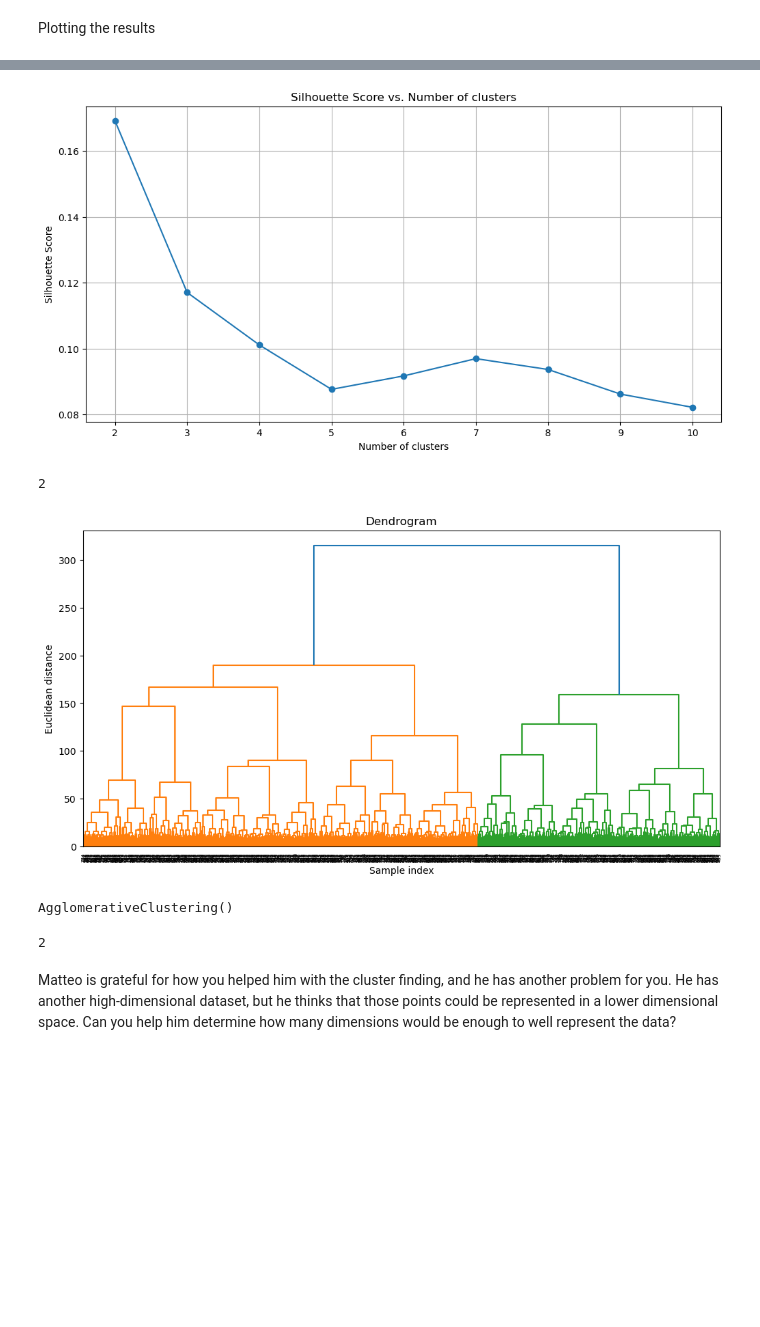
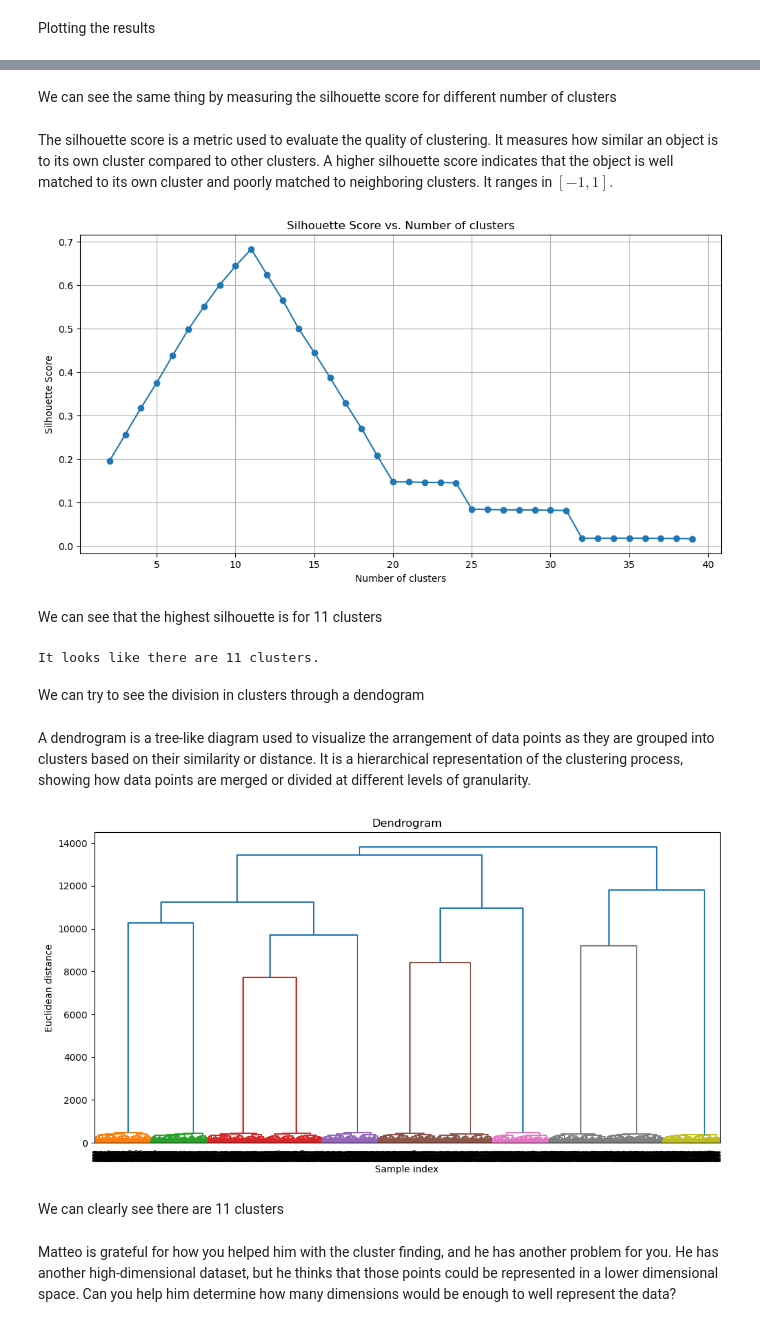
Before and after one commit to TeoAle/Giskard-assignment, a Jupyter notebook: DS_R&D_Assignment.ipynb, the cells around one changed output, grey strips where cells are left out. Saved outputs shown, nothing was run; the diff lists cells and outputs as text; code cells hidden in the pictures; blank space fills up the shorter version.

```diff
--- a/DS_R&D_Assignment.ipynb
+++ b/DS_R&D_Assignment.ipynb
@@ -73,7 +73,7 @@ Apply KMeans to the dataset
 # %%
 wccs = [] # within cluster sum of squares
 
-for i in range(1, 11):
+for i in range(1, 40):
     kmeans = KMeans(n_clusters=i, init='k-means++', random_state=42)
     kmeans.fit(x)
     wccs.append(kmeans.inertia_)
@@ -116,9 +110,13 @@ It looks like there are 3 clusters.
+# %% [markdown]
+We can see the same thing by measuring the silhouette score for different number of clusters
+# %% [markdown]
+The silhouette score is a metric used to evaluate the quality of clustering. It measures how similar an object is to its own cluster compared to other clusters. A higher silhouette score indicates that the object is well matched to its own cluster and poorly matched to neighboring clusters. It ranges in $[-1,1]$.
 # %%
 from sklearn.metrics import silhouette_score
 from sklearn.cluster import AgglomerativeClustering
 
 silhouette_scores = []
-for n_clusters in range(2, 11):
+for n_clusters in range(2, 40):
     clustering = AgglomerativeClustering(n_clusters=n_clusters)
     labels = clustering.fit_predict(x)
     score = silhouette_score(x, labels)
@@ -127,18 +125,24 @@ for n_clusters in range(2, 11):
 optimal_num_clusters_agg_cl = silhouette_scores.index(max(silhouette_scores)) + 2  # Adding 2 due to zero-based indexing
 # %%
 plt.figure(figsize=(12, 6))
-plt.plot(range(2, 11), silhouette_scores, marker='o')
+plt.plot(range(2, 40), silhouette_scores, marker='o')
 plt.xlabel('Number of clusters')
 plt.ylabel('Silhouette Score')
 plt.title('Silhouette Score vs. Number of clusters')
 plt.grid(True)
 plt.show()
 # %% [output]
-[figure, old version]
+[figure, new version]
-# %%
-optimal_num_clusters_agg_cl
-# %% [output]
-2
+# %% [markdown]
+We can see that the highest silhouette is for 11 clusters
+# %%
+print(f'It looks like there are {optimal_num_clusters_agg_cl} clusters.')
+# %% [output]
+It looks like there are 11 clusters.
+# %% [markdown]
+We can try to see the division in clusters through a dendogram
+# %% [markdown]
+A dendrogram is a tree-like diagram used to visualize the arrangement of data points as they are grouped into clusters based on their similarity or distance. It is a hierarchical representation of the clustering process, showing how data points are merged or divided at different levels of granularity.
 # %%
 from scipy.cluster.hierarchy import dendrogram, linkage
 # %%
@@ -152,4 +156,4 @@ plt.title('Dendrogram')
 plt.grid(False)
 plt.show()
 # %% [output]
-[figure, old version]
+[figure, new version]
@@ -158,12 +160,5 @@ from sklearn.cluster import AgglomerativeClustering
-# %%
-agg_clustering = AgglomerativeClustering()
-agg_clustering.fit(x)
-# %% [output]
-AgglomerativeClustering()
-# %%
-agg_clustering.n_clusters_
-# %% [output]
-2
+# %% [markdown]
+We can clearly see there are 11 clusters
 # %% [markdown]
 Matteo is grateful for how you helped him with the cluster finding, and he has another problem for you. He has another high-dimensional dataset, but he thinks that those points could be represented in a lower dimensional space. Can you help him determine how many dimensions would be enough to well represent the data?
 # %%
```
Also changed, not shown: parts of 9 cells of this notebook.
